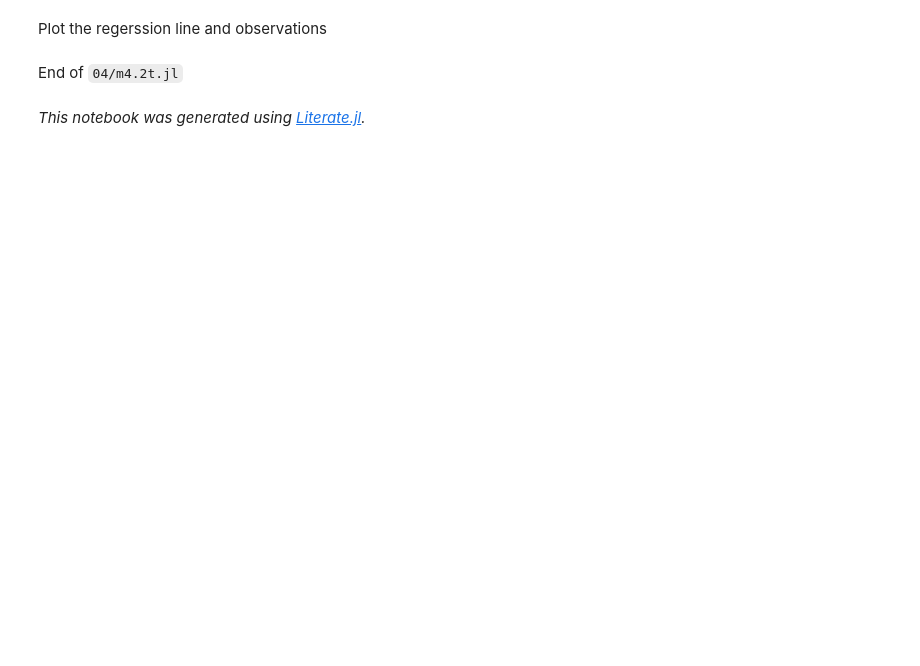
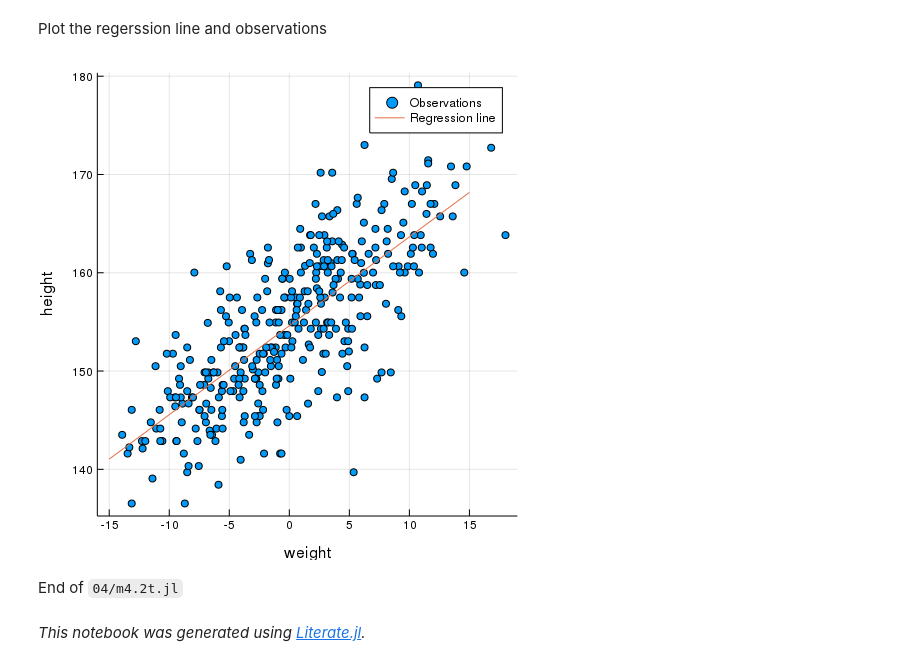
Before and after one commit to StatisticalRethinkingJulia/TuringModels.jl, a Jupyter notebook: notebooks/04/m4.2t.ipynb, the cells around one changed output. Saved outputs shown, nothing was run; the diff lists cells and outputs as text; code cells hidden in the pictures; blank space fills up the shorter version.

```diff
--- a/notebooks/04/m4.2t.ipynb
+++ b/notebooks/04/m4.2t.ipynb
@@ -94,9 +146,10 @@ Plot the regerssion line and observations
 # %%
 scatter(x, y, lab="Observations", xlab="weight", ylab="height")
 xi = -15.0:0.1:15.0
-yi = mean(chn2.value[:,1,:]) .+ mean(chn2.value[:, 2, :])*xi
+yi = mean(chn2[:alpha]) .+ mean(chn2[:beta])*xi
 plot!(xi, yi, lab="Regression line")
-=#
+# %% [output]
+[figure, added]
 # %% [markdown]
 End of `04/m4.2t.jl`
 # %% [markdown]
```
Also changed, not shown: parts of 8 cells of this notebook, 6 other files.
